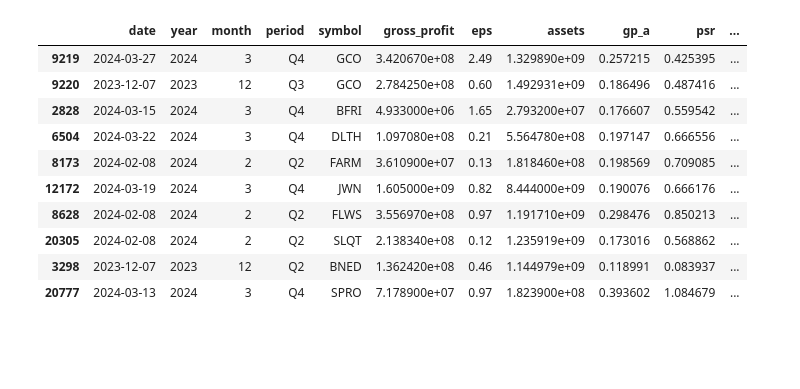
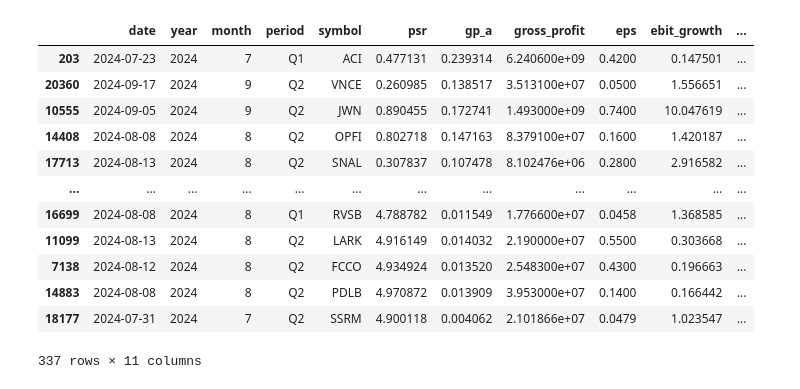
Before and after one commit to KimDhanHee/Simba2, a Jupyter notebook: API Tester.ipynb, the cells around one changed output. Saved outputs shown, nothing was run; the diff lists cells and outputs as text; code cells hidden in the pictures; blank space fills up the shorter version.

```diff
--- a/API Tester.ipynb
+++ b/API Tester.ipynb
@@ -6,17 +6,21 @@ from datetime import datetime
 
 import pandas as pd
 # %%
-API_KEY="e558vSI8LyRrCGv5TqWJtFTAcMDoVD7c"
+API_KEY = "e558vSI8LyRrCGv5TqWJtFTAcMDoVD7c"
 
-FETCH_STOCKS_URL = f"https://financialmodelingprep.com/api/v3/stock-screener?apikey={API_KEY}&isActivelyTrading=true&exchange=nyse,nasdaq&limit=10000&marketCapMoreThan=10000&volumeMoreThan=10000"
+FETCH_STOCKS_URL = (
+    f"https://financialmodelingprep.com/api/v3/stock-screener?apikey={API_KEY}&"
+    f"exchange=nyse,nasdaq&isEtf=false&isFund=false&isActivelyTrading=true&limit=10000"
+)
+
 # gross profit, earningspersharebasic
-FETCH_INCOME_URL = f"https://financialmodelingprep.com/api/v3/income-statement/%s?period=quarter&limit=5&apikey={API_KEY}"
+FETCH_INCOME_URL = f"https://financialmodelingprep.com/api/v3/income-statement/%s?period=quarter&limit=4&apikey={API_KEY}"
 # totalAssets
-FETCH_BALANCE_URL = f"https://financialmodelingprep.com/api/v3/balance-sheet-statement/%s?period=quarter&limit=5&apikey={API_KEY}"
+FETCH_BALANCE_URL = f"https://financialmodelingprep.com/api/v3/balance-sheet-statement/%s?period=quarter&limit=4&apikey={API_KEY}"
 # priceToSalesRatio
-FETCH_RATIO_URL = f"https://financialmodelingprep.com/api/v3/key-metrics/%s?period=quarter&limit=5&apikey={API_KEY}"
+FETCH_RATIO_URL = f"https://financialmodelingprep.com/api/v3/ratios/%s?period=quarter&limit=4&apikey={API_KEY}"
 # grossProfitGrowth, ebitgrowth
-FETCH_GROWTH_URL = f"https://financialmodelingprep.com/api/v3/financial-growth/%s?period=quarter&limit=5&apikey={API_KEY}"
+FETCH_GROWTH_URL = f"https://financialmodelingprep.com/api/v3/financial-growth/%s?period=quarter&limit=4&apikey={API_KEY}"
 # %%
 def get_jsonparsed_data(url):
     response = urlopen(url, cafile=certifi.where())
@@ -168,13 +172,13 @@ result = []
 for item in metrics:
     result.extend(item)
 # %%
-stocks_df = pd.DataFrame(result)
+stocks_df = pd.DataFrame(sum(metrics, []))
+# stocks_df.to_csv('./2024_Q3.csv', index=False)
 # %%
 filtered_stocks = stocks_df[
-    (stocks_df['month'].isin([1, 2, 3, 4])) & (stocks_df['year'] == 2024) |
-    (stocks_df['month'].isin([12])) & (stocks_df['year'] == 2023)
+    (stocks_df['month'].isin([7, 8, 9, 10])) & (stocks_df['year'] == 2024)
 ].query((
-    "0 < psr and psr < 2 and "
+    "0 < psr and psr < 5 and "
     "0 < gp_a and gp_a < 2 and "
     "0 < gross_profit and "
     "0 < eps and "
@@ -186,16 +190,18 @@ sorted_stocks = corps_total_rank_by_standard_columns(filtered_stocks, {
     'gp_a': False
 })
 # %%
-sorted_stocks.head(10)
+sorted_stocks[["date", "year", "month", "period", "symbol", "psr", "gp_a", "gross_profit", "eps", "ebit_growth", "gross_profit_growth"]]
 # %% [output]
-|  | date | year | month | period | symbol | gross_profit | eps | assets | gp_a | psr | ... |
-| 9219 | 2024-03-27 | 2024 | 3 | Q4 | GCO | 3.420670e+08 | 2.49 | 1.329890e+09 | 0.257215 | 0.425395 | ... |
-| 9220 | 2023-12-07 | 2023 | 12 | Q3 | GCO | 2.784250e+08 | 0.60 | 1.492931e+09 | 0.186496 | 0.487416 | ... |
-| 2828 | 2024-03-15 | 2024 | 3 | Q4 | BFRI | 4.933000e+06 | 1.65 | 2.793200e+07 | 0.176607 | 0.559542 | ... |
-| 6504 | 2024-03-22 | 2024 | 3 | Q4 | DLTH | 1.097080e+08 | 0.21 | 5.564780e+08 | 0.197147 | 0.666556 | ... |
-| 8173 | 2024-02-08 | 2024 | 2 | Q2 | FARM | 3.610900e+07 | 0.13 | 1.818460e+08 | 0.198569 | 0.709085 | ... |
-| 12172 | 2024-03-19 | 2024 | 3 | Q4 | JWN | 1.605000e+09 | 0.82 | 8.444000e+09 | 0.190076 | 0.666176 | ... |
-| 8628 | 2024-02-08 | 2024 | 2 | Q2 | FLWS | 3.556970e+08 | 0.97 | 1.191710e+09 | 0.298476 | 0.850213 | ... |
-| 20305 | 2024-02-08 | 2024 | 2 | Q2 | SLQT | 2.138340e+08 | 0.12 | 1.235919e+09 | 0.173016 | 0.568862 | ... |
-| 3298 | 2023-12-07 | 2023 | 12 | Q2 | BNED | 1.362420e+08 | 0.46 | 1.144979e+09 | 0.118991 | 0.083937 | ... |
-| 20777 | 2024-03-13 | 2024 | 3 | Q4 | SPRO | 7.178900e+07 | 0.97 | 1.823900e+08 | 0.393602 | 1.084679 | ... |
+|  | date | year | month | period | symbol | psr | gp_a | gross_profit | eps | ebit_growth | ... |
+| 203 | 2024-07-23 | 2024 | 7 | Q1 | ACI | 0.477131 | 0.239314 | 6.240600e+09 | 0.4200 | 0.147501 | ... |
+| 20360 | 2024-09-17 | 2024 | 9 | Q2 | VNCE | 0.260985 | 0.138517 | 3.513100e+07 | 0.0500 | 1.556651 | ... |
+| 10555 | 2024-09-05 | 2024 | 9 | Q2 | JWN | 0.890455 | 0.172741 | 1.493000e+09 | 0.7400 | 10.047619 | ... |
+| 14408 | 2024-08-08 | 2024 | 8 | Q2 | OPFI | 0.802718 | 0.147163 | 8.379100e+07 | 0.1600 | 1.420187 | ... |
+| 17713 | 2024-08-13 | 2024 | 8 | Q2 | SNAL | 0.307837 | 0.107478 | 8.102476e+06 | 0.2800 | 2.916582 | ... |
+| ... | ... | ... | ... | ... | ... | ... | ... | ... | ... | ... | ... |
+| 16699 | 2024-08-08 | 2024 | 8 | Q1 | RVSB | 4.788782 | 0.011549 | 1.776600e+07 | 0.0458 | 1.368585 | ... |
+| 11099 | 2024-08-13 | 2024 | 8 | Q2 | LARK | 4.916149 | 0.014032 | 2.190000e+07 | 0.5500 | 0.303668 | ... |
+| 7138 | 2024-08-12 | 2024 | 8 | Q2 | FCCO | 4.934924 | 0.013520 | 2.548300e+07 | 0.4300 | 0.196663 | ... |
+| 14883 | 2024-08-08 | 2024 | 8 | Q2 | PDLB | 4.970872 | 0.013909 | 3.953000e+07 | 0.1400 | 0.166442 | ... |
+| 18177 | 2024-07-31 | 2024 | 7 | Q2 | SSRM | 4.900118 | 0.004062 | 2.101866e+07 | 0.0479 | 1.023547 | ... |
+337 rows × 11 columns
```
Also changed, not shown: parts of 14 cells of this notebook, 1 other file.
